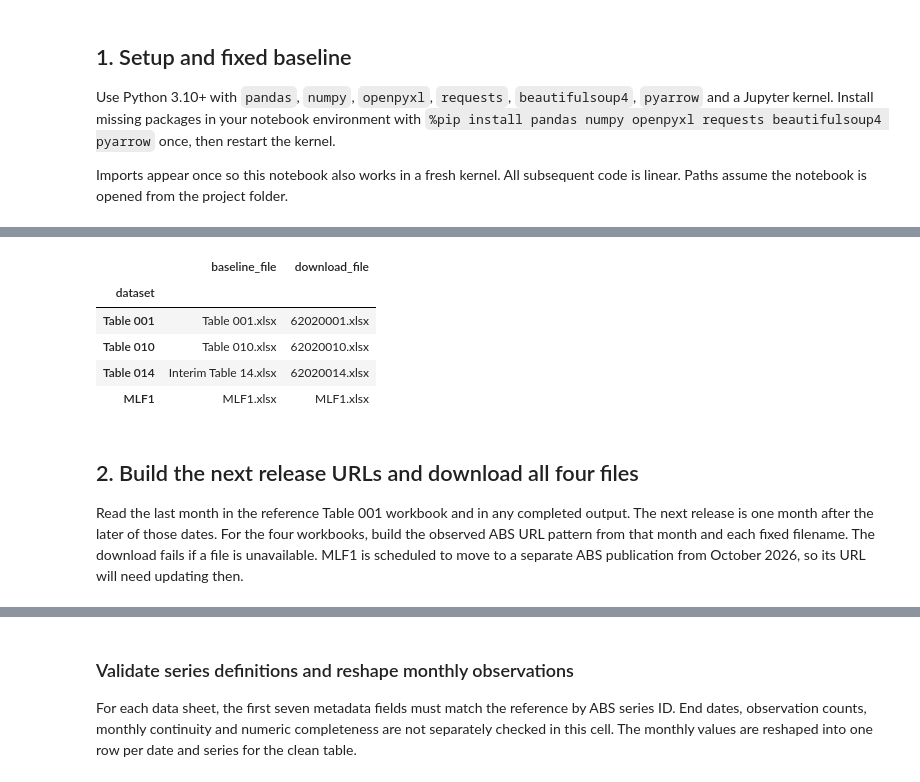
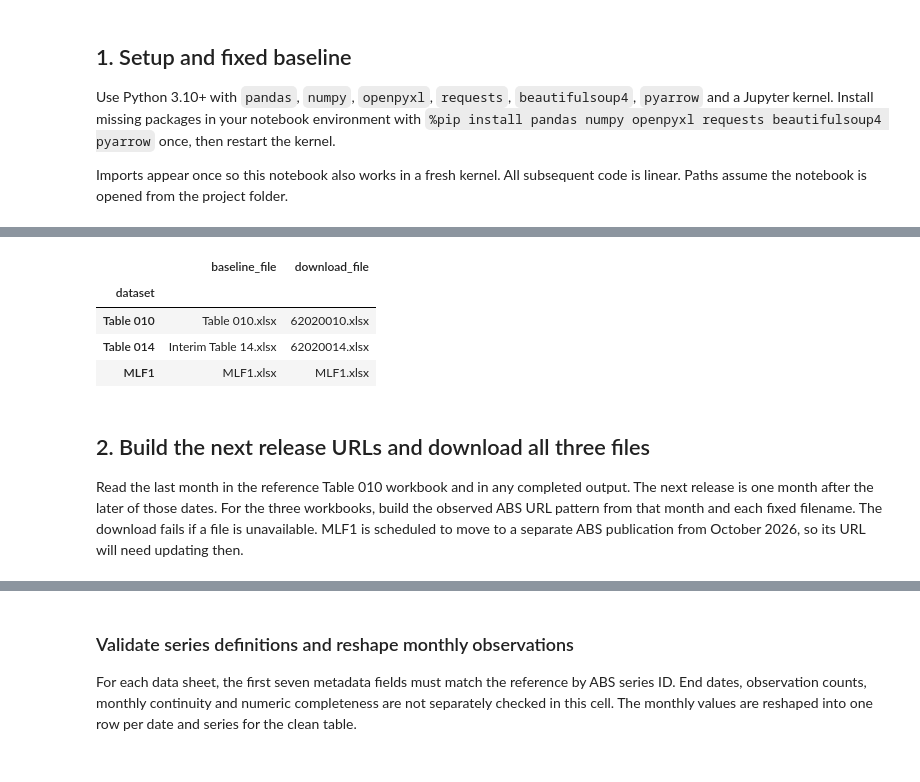
Before and after one commit to vsdworkk/data-analysis-best-practices-repo, a Jupyter notebook: ABS Labour Force.ipynb, the cells around one changed output, grey strips where cells are left out. Drawn from its saved outputs; the diff is of its cells as text; code cells hidden in the pictures.

```diff
--- a/ABS Labour Force.ipynb
+++ b/ABS Labour Force.ipynb
@@ -63,33 +62,31 @@ run = root / 'outputs' / 'abs_labour_force' / datetime.now(timezone.utc).strftim
 # %%
 # Identify the reference workbooks and confirm they have not changed before downloading a new ABS release.
 
 # This list pairs each reference workbook with its ABS filename and saved fingerprint.
 
 sources = pd.DataFrame([
-    ('Table 001', 'Table 001.xlsx', '62020001.xlsx', 'f2c85bedfb89734b07e7f05a5e17506c5afe1982153b9718c994c425c23d1007'),
     ('Table 010', 'Table 010.xlsx', '62020010.xlsx', 'a03639c10c42acd736ccc24df5680d25d4317720ca724eb2008e0527f729bf45'),
     ('Table 014', 'Interim Table 14.xlsx', '62020014.xlsx', '517c88d31a571408e3a8caf09138e7c205d6232115a17231dd111dabb550e39f'),
     ('MLF1', 'MLF1.xlsx', 'MLF1.xlsx', 'e228ca0d7b4856aea4ef0e273b895c8e836afd6df07b0dae5c814565290d4426')
 ], columns=['dataset', 'baseline_file', 'download_file', 'baseline_sha256']).set_index('dataset')
 
 
 # SHA-256 reads every byte of each reference workbook to calculate its fingerprint; the run stops if it differs from the saved fingerprint.
 
 for row in sources.itertuples():
     assert sha256((baseline / row.baseline_file).read_bytes()).hexdigest() == row.baseline_sha256, f'{row.Index}: baseline file changed; review before changing its hash'
 
 # Show the reference and ABS filenames so they can be checked at a glance.
 
 display(sources[['baseline_file', 'download_file']])
 # %% [output]
 |  | baseline_file | download_file |
 | dataset |  |  |
-| Table 001 | Table 001.xlsx | 62020001.xlsx |
 | Table 010 | Table 010.xlsx | 62020010.xlsx |
 | Table 014 | Interim Table 14.xlsx | 62020014.xlsx |
 | MLF1 | MLF1.xlsx | MLF1.xlsx |
 # %% [markdown]
-## 2. Build the next release URLs and download all four files
+## 2. Build the next release URLs and download all three files
 
-Read the last month in the reference Table 001 workbook and in any completed output. The next release is one month after the later of those dates. For the four workbooks, build the observed ABS URL pattern from that month and each fixed filename. The download fails if a file is unavailable. MLF1 is scheduled to move to a separate ABS publication from October 2026, so its URL will need updating then.
+Read the last month in the reference Table 010 workbook and in any completed output. The next release is one month after the later of those dates. For the three workbooks, build the observed ABS URL pattern from that month and each fixed filename. The download fails if a file is unavailable. MLF1 is scheduled to move to a separate ABS publication from October 2026, so its URL will need updating then.
 # %%
```
Also changed, not shown: parts of 12 cells of this notebook, 2 other files.
